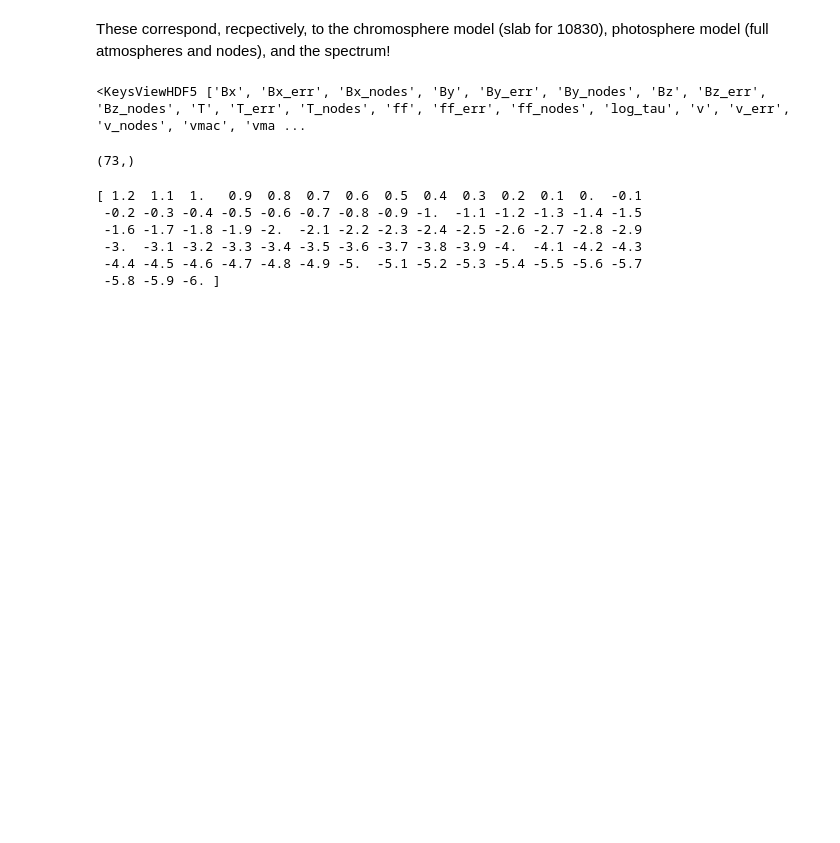
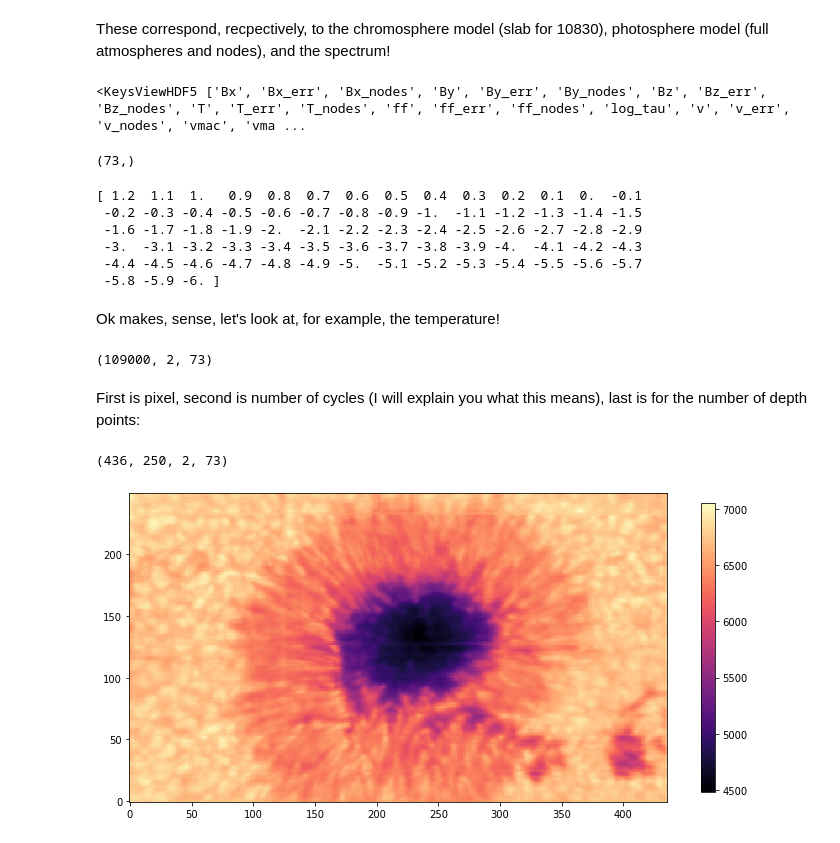
Before and after one commit to ivanzmilic/hazel_rout, a Jupyter notebook: explore_10830.ipynb, the cells around one changed output. Cells and saved outputs as stored; diff of their text form; code cells hidden in the pictures; blank space fills up the shorter version.

```diff
--- a/explore_10830.ipynb
+++ b/explore_10830.ipynb
@@ -130,3 +130,25 @@ print (log_tau)
  -3.  -3.1 -3.2 -3.3 -3.4 -3.5 -3.6 -3.7 -3.8 -3.9 -4.  -4.1 -4.2 -4.3
  -4.4 -4.5 -4.6 -4.7 -4.8 -4.9 -5.  -5.1 -5.2 -5.3 -5.4 -5.5 -5.6 -5.7
  -5.8 -5.9 -6. ]
+# %% [markdown]
+Ok makes, sense, let's look at, for example, the temperature!
+# %%
+T = np.squeeze(ph["T"])
+T.shape
+# %% [output]
+(109000, 2, 73)
+# %% [markdown]
+First is pixel, second is number of cycles (I will explain you what this means), last is for the number of depth points:
+# %%
+# First let's reshape this:
+T = T.reshape(436,250,2,73)
+T.shape
+# %% [output]
+(436, 250, 2, 73)
+# %%
+plt.figure(figsize=[10,7])
+plt.imshow(T[:,:,1,12].T,cmap='magma',origin='lower')
+plt.colorbar(shrink=0.6)
+plt.tight_layout()
+# %% [output]
+[figure, added]
```
Also changed, not shown: parts of 9 cells of this notebook.
